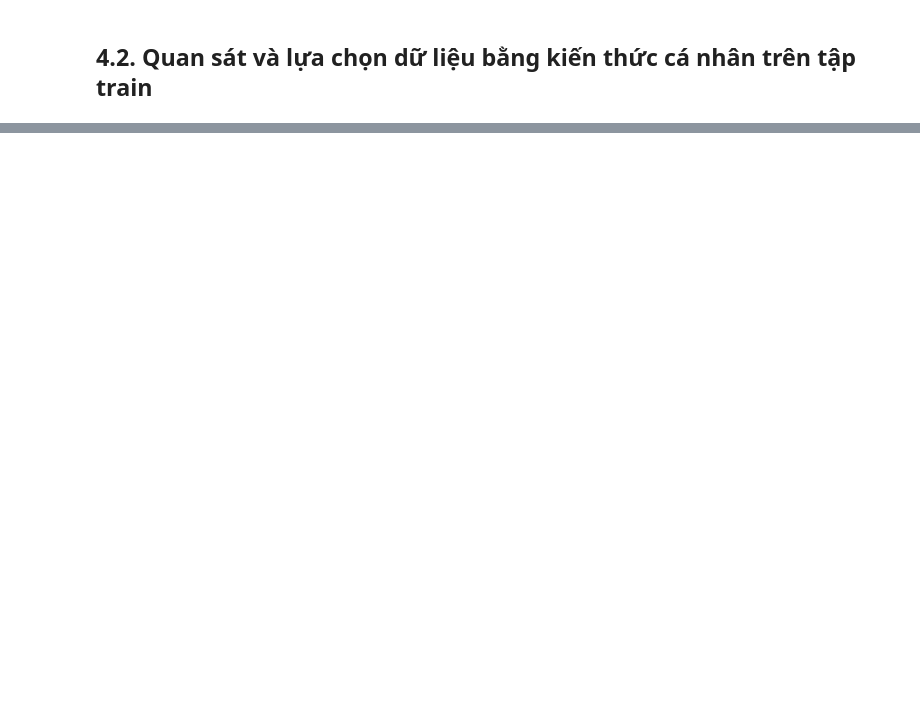
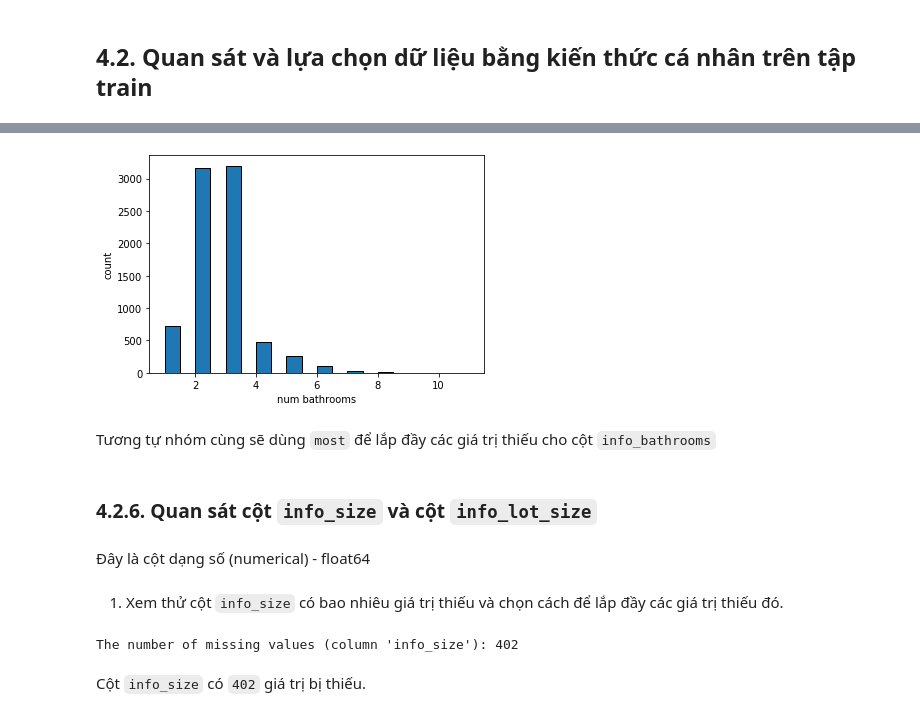
Before and after one commit to dpnam/DS-Final-Project, a Jupyter notebook: real-estate-California/HousePrice_California.ipynb, the cells around one changed output, grey strips where cells are left out. Saved outputs shown, nothing was run; the diff lists cells and outputs as text; code cells hidden in the pictures; blank space fills up the shorter version.

```diff
--- a/real-estate-California/HousePrice_California.ipynb
+++ b/real-estate-California/HousePrice_California.ipynb
@@ -959,0 +1061,22 @@ data_df["info_sold_price"].describe()
+# %%
+bx = train_X_df["info_bathrooms"].hist(bins=np.arange(1, 11.1, 0.5), grid=False,
+                       ec="black", density=False)
+bx.set_xlabel("num bathrooms")
+bx.set_ylabel("count");
+# %% [output]
+[figure, added]
+# %% [markdown]
+Tương tự nhóm cùng sẽ dùng `most` để lắp đầy các giá trị thiếu cho cột `info_bathrooms`
+# %% [markdown]
+### 4.2.6. Quan sát cột `info_size` và cột `info_lot_size`
+# %% [markdown]
+Đây là cột dạng số (numerical) - float64
+# %% [markdown]
+1. Xem thử cột `info_size` có bao nhiêu giá trị thiếu và chọn cách để lắp đầy các giá trị thiếu đó.
+# %%
+num_miss_size= train_X_df.shape[0] - len(train_X_df[pd.notnull(train_X_df.info_size)])
+print("The number of missing values (column 'info_size'): " + str(num_miss_size))
+# %% [output]
+The number of missing values (column 'info_size'): 402
+# %% [markdown]
+Cột `info_size` có `402` giá trị bị thiếu.
```
Also changed, not shown: parts of 187 cells of this notebook, 3 other files.
